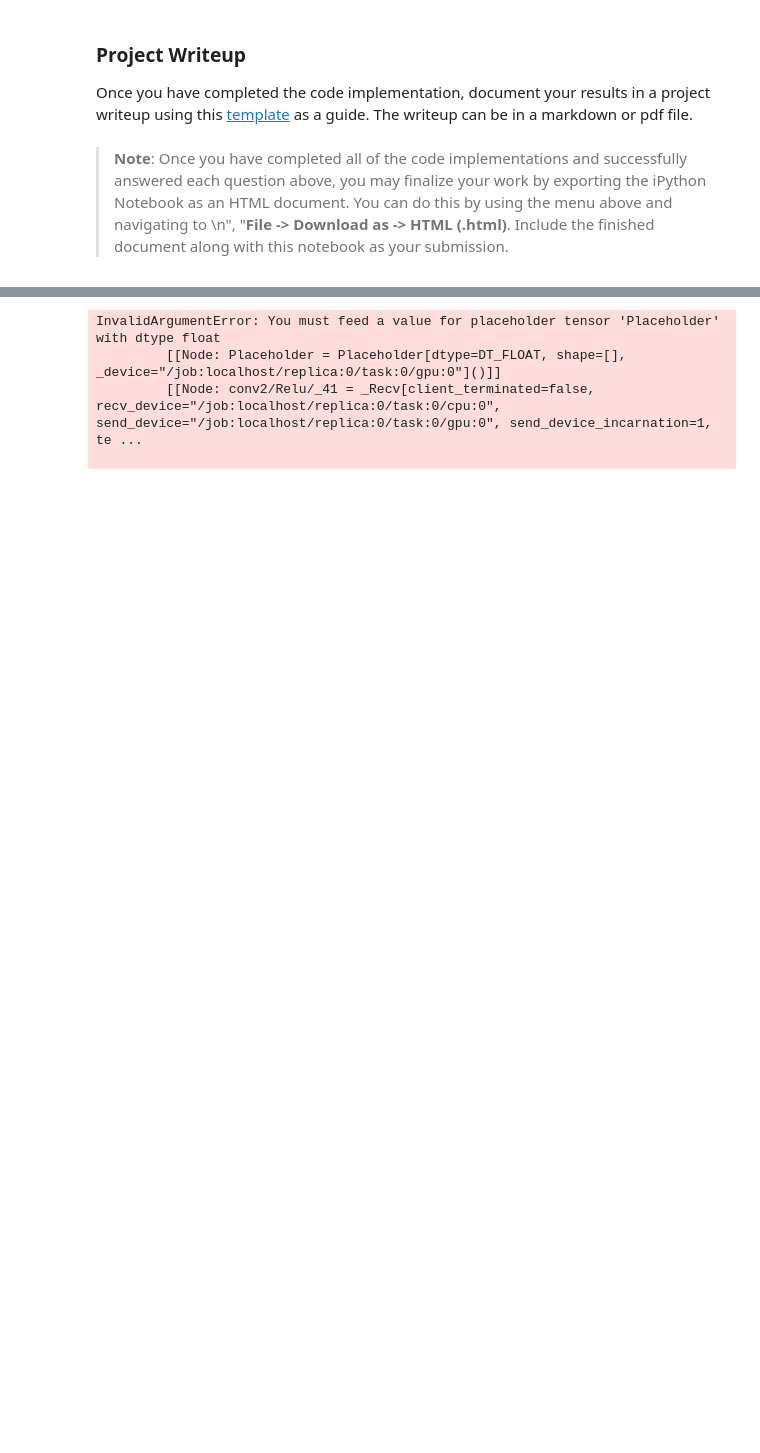
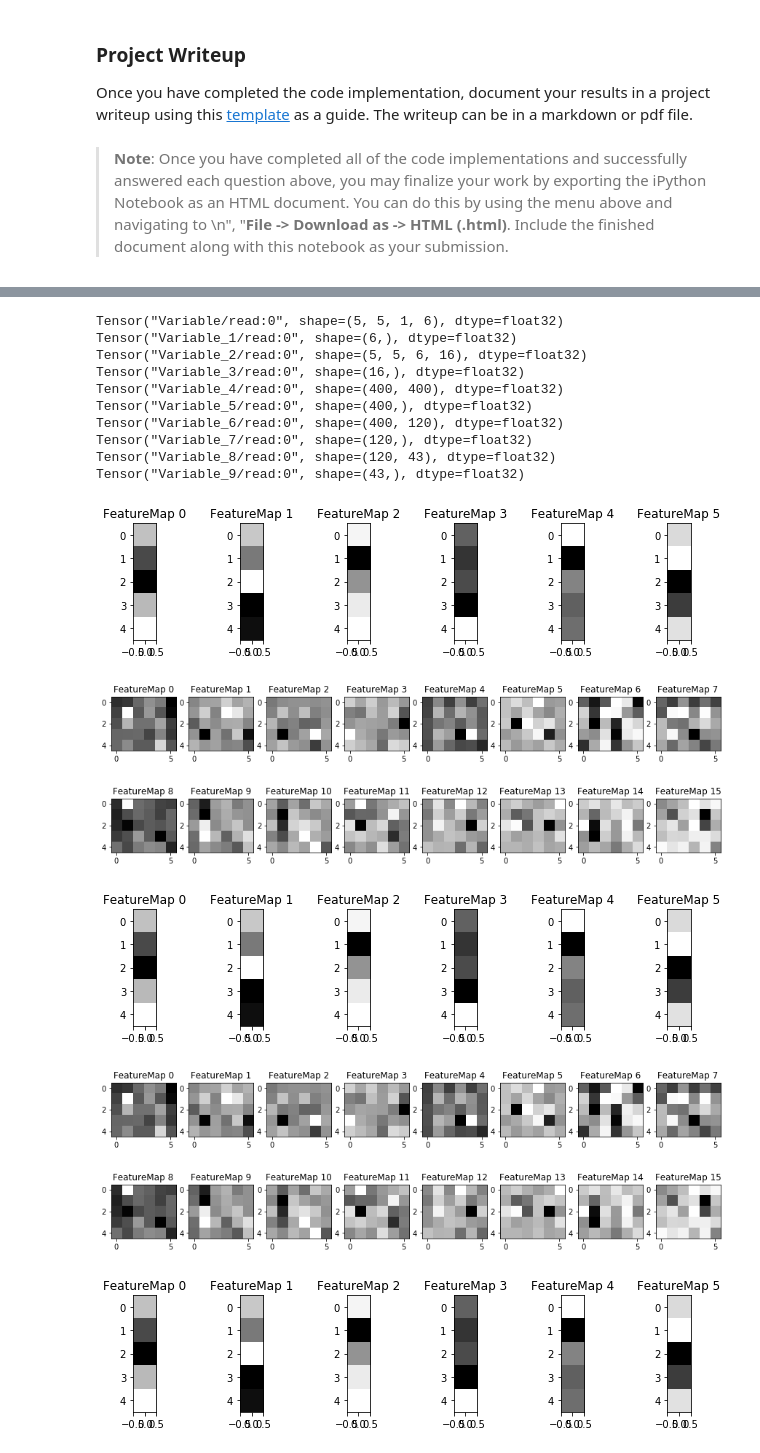
Before and after one commit to AjinkyaBhave/CarND_P2_ClassifySigns, a Jupyter notebook: Traffic_Sign_Classifier.ipynb, the cells around one changed output, grey strips where cells are left out. Saved outputs shown, nothing was run; the diff lists cells and outputs as text; code cells hidden in the pictures; blank space fills up the shorter version.

```diff
--- a/Traffic_Sign_Classifier.ipynb
+++ b/Traffic_Sign_Classifier.ipynb
@@ -690,43 +642,54 @@ For an example of what feature map outputs look like, check out NVIDIA's results
 # image_input: the test image being fed into the network to produce the feature maps
 # tf_activation: should be a tf variable name used during your training procedure that represents the calculated state of a specific weight layer
 # activation_min/max: can be used to view the activation contrast in more detail, by default matplot sets min and max to the actual min and max values of the output
 # plt_num: used to plot out multiple different weight feature map sets on the same block, just extend the plt number for each new feature map entry
 def outputFeatureMap(image_input, tf_activation, activation_min=-1, activation_max=-1 ,plt_num=1):
     # Here make sure to preprocess your image_input in a way your network expects
     #process_data(image_input)
     # Note: x should be the same name as your network's tensorflow data placeholder variable
     # If you get an error tf_activation is not defined it may be having trouble accessing the variable from inside a function
     activation = tf_activation.eval(session=sess,feed_dict={x : image_input})
     featuremaps = activation.shape[3]
     plt.figure(plt_num, figsize=(15,15))
     for featuremap in range(featuremaps):
         plt.subplot(6,8, featuremap+1) # sets the number of feature maps to show on each row and column
         plt.title('FeatureMap ' + str(featuremap)) # displays the feature map number
         if activation_min != -1 & activation_max != -1:
             plt.imshow(activation[0,:,:, featuremap], interpolation="nearest", vmin =activation_min, vmax=activation_max, cmap="gray")
         elif activation_max != -1:
             plt.imshow(activation[0,:,:, featuremap], interpolation="nearest", vmax=activation_max, cmap="gray")
         elif activation_min !=-1:
             plt.imshow(activation[0,:,:, featuremap], interpolation="nearest", vmin=activation_min, cmap="gray")
         else:
             plt.imshow(activation[0,:,:, featuremap], interpolation="nearest", cmap="gray")
 
 with tf.Session() as sess:
     saver.restore(sess, tf.train.latest_checkpoint(checkpoint_dir))
     graph = tf.get_default_graph()
     for v in tf.get_collection(tf.GraphKeys.TRAINABLE_VARIABLES):
         print(v)
-    test = tf.get_default_graph().get_tensor_by_name("conv2:0")
-    op = sess.graph.get_operations()
-    [m.values() for m in op]
-    #conv2 = graph.get_tensor_by_name("conv2/Relu:0")
-
-    #print(X_new)
-    #X_act = np.zeros([1, img_shape[0],img_shape[1],img_shape[2]],dtype = tf.float32)
-    #X_act[0] = X_new[0]
-    #outputFeatureMap(X_act, conv2)
+    conv1_layer = graph.get_tensor_by_name("Variable/read:0")
+    conv2_layer = graph.get_tensor_by_name("Variable_2/read:0")
+    for i in range(len(X_new)):
+        outputFeatureMap([X_new[i]], conv1_layer)
+        plt.show()
+        outputFeatureMap([X_new[i]], conv2_layer)
+        plt.show()
+    #op1 = graph.get_operations()
+    #[m.values() for m in op]
 # %% [output]
-InvalidArgumentError: You must feed a value for placeholder tensor 'Placeholder' with dtype float
-         [[Node: Placeholder = Placeholder[dtype=DT_FLOAT, shape=[], _device="/job:localhost/replica:0/task:0/gpu:0"]()]]
-         [[Node: conv2/Relu/_41 = _Recv[client_terminated=false, recv_device="/job:localhost/replica:0/task:0/cpu:0", send_device="/job:localhost/replica:0/task:0/gpu:0", send_device_incarnation=1, te ...
-
+Tensor("Variable/read:0", shape=(5, 5, 1, 6), dtype=float32)
+Tensor("Variable_1/read:0", shape=(6,), dtype=float32)
+Tensor("Variable_2/read:0", shape=(5, 5, 6, 16), dtype=float32)
+Tensor("Variable_3/read:0", shape=(16,), dtype=float32)
+Tensor("Variable_4/read:0", shape=(400, 400), dtype=float32)
+Tensor("Variable_5/read:0", shape=(400,), dtype=float32)
+Tensor("Variable_6/read:0", shape=(400, 120), dtype=float32)
+Tensor("Variable_7/read:0", shape=(120,), dtype=float32)
+Tensor("Variable_8/read:0", shape=(120, 43), dtype=float32)
+Tensor("Variable_9/read:0", shape=(43,), dtype=float32)
+[figure, added]
+[figure, added]
+[figure, added]
+[figure, added]
+[figure, added]
```
Also changed, not shown: parts of 12 cells of this notebook, 14 other files.
